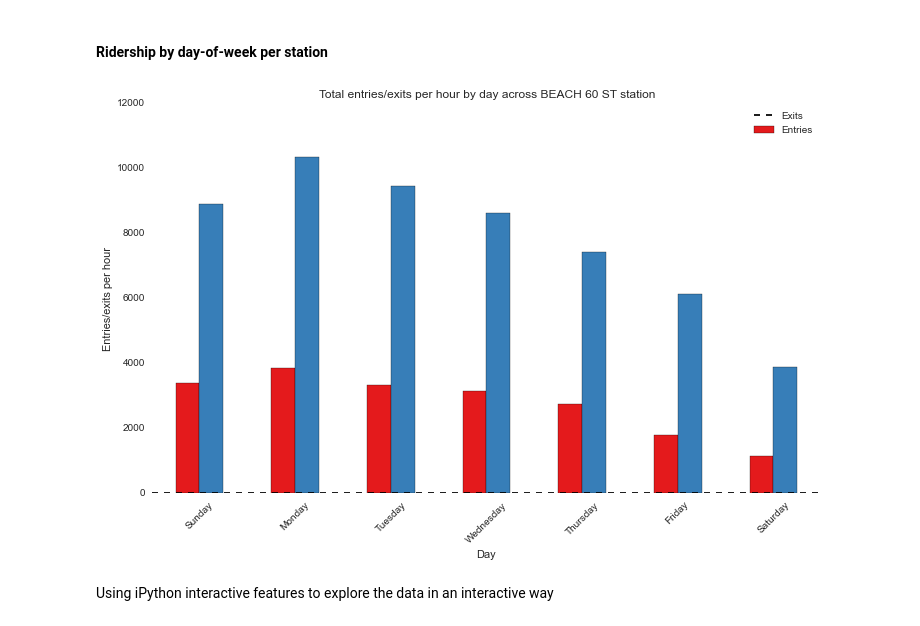
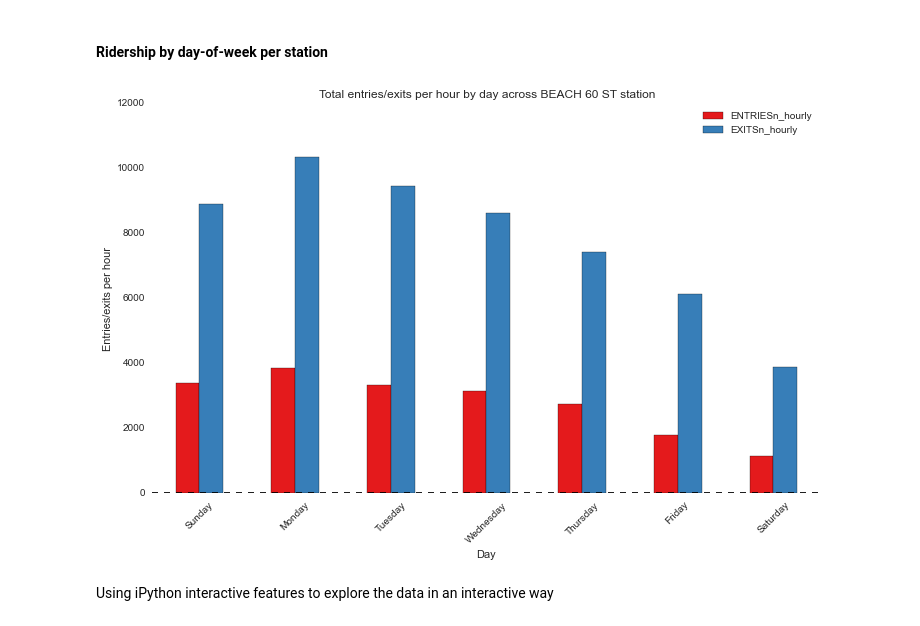
Before and after one commit to mic0331/udacity_nanodegree, a Jupyter notebook: P1/Analyzing the NYC Subway Dataset.ipynb, the cells around one changed output. Cells and saved outputs as stored; diff of their text form; code cells hidden in the pictures.

```diff
--- a/P1/Analyzing the NYC Subway Dataset.ipynb
+++ b/P1/Analyzing the NYC Subway Dataset.ipynb
@@ -766,35 +832,35 @@ Fridays and Saturdays are the least busy days.
 def get_station_data(station_name):
     """Filter subway dataframe for a particular station.
     Return two Pandas Series with ridership data - one for entries and one for exits.
     Prints number of elements in each of the series.
     This is a helper function for visulization.
     """
     filtered = df[df["station"] == station_name]
     turnstile_day = filtered[["day_week", "ENTRIESn_hourly", "EXITSn_hourly"]] \
             .groupby("day_week") \
             .agg(sum)
 
     return turnstile_day
 
 def histogram_vis(station_name):
     """Produce a figure with two histograms for the particular station.
     One histogram for rain and one for no-rain.
     """
     turnstile_day = get_station_data(station_name)
 
     fig, ax = plt.subplots(figsize=(12, 7))
     set1 = brewer2mpl.get_map('Set1', 'qualitative', 3).mpl_colors
     turnstile_day.plot(ax=ax, kind="bar", color=set1)
     ax.set_title("Total entries/exits per hour by day across "+ station_name + " station")
-    ax.legend(["Exits", "Entries"])
+    ax.legend(loc='best')
     ax.set_ylabel("Entries/exits per hour")
     ax.set_xlabel("Day")
     ax.set_xticklabels(["Sunday", "Monday", "Tuesday", "Wednesday", "Thursday", "Friday", "Saturday"],
                        rotation=45)
 
 histogram_vis("BEACH 60 ST")
 # %% [output]
-[figure, old version]
+[figure, new version]
 # %% [markdown]
 Using iPython interactive features to explore the data in an interactive way
 # %%
```
Also changed, not shown: parts of 32 cells of this notebook, 29 other files.
